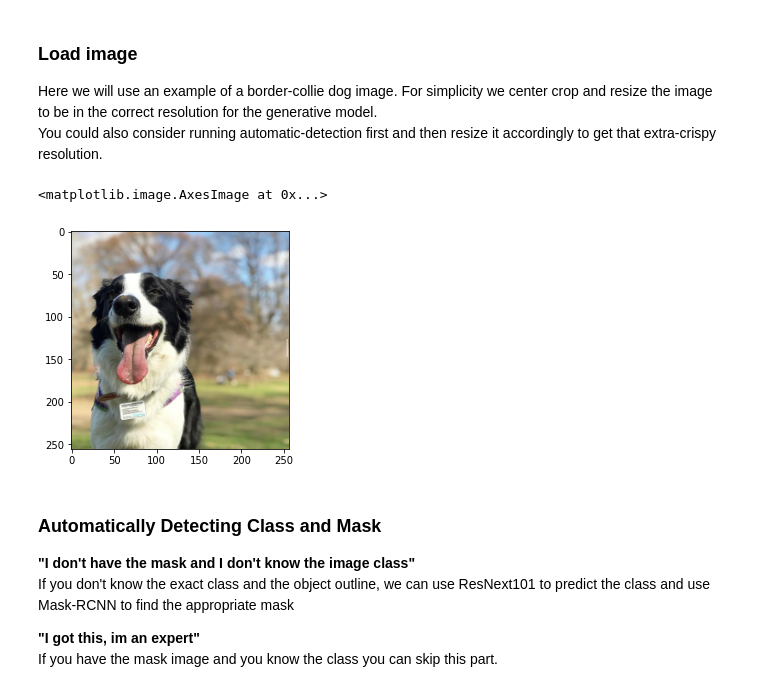
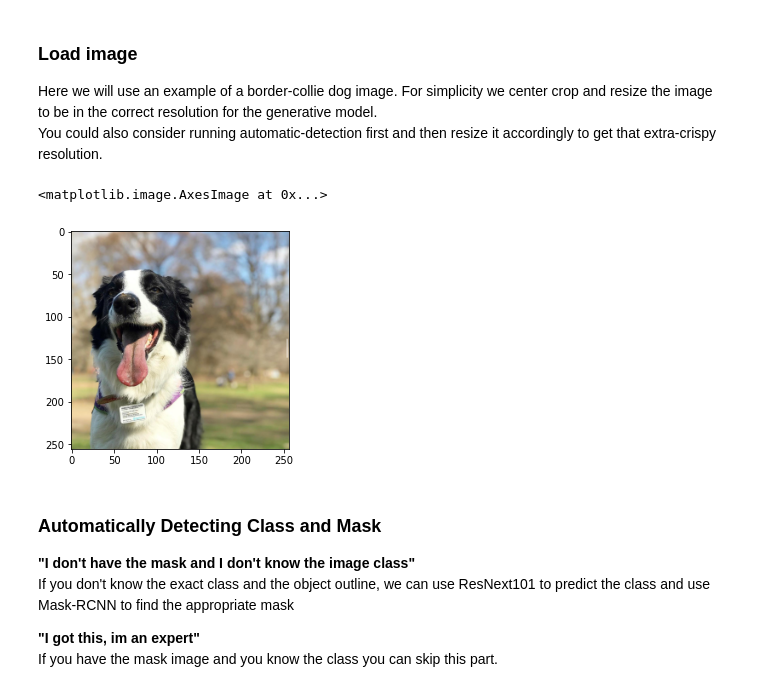
Before and after one commit to minyoungg/pix2latent, a Jupyter notebook: example.ipynb, the cells around one changed output. Saved outputs shown, nothing was run; the diff lists cells and outputs as text; code cells hidden in the pictures.

```diff
--- a/example.ipynb
+++ b/example.ipynb
@@ -22,13 +25,13 @@ Here we will use an example of a border-collie dog image. For simplicity we cent
 You could also consider running automatic-detection first and then resize it accordingly to get that extra-crispy resolution.
 # %%
 im = cv2.imread('./examples/very-cute-doggo.jpg')[:, :, [2, 1, 0]]
-im = cv2.resize(im, (256, 256), interpolation=cv2.INTER_AREA)
+im = smart_resize(center_crop(im))
 
 plt.figure()
 plt.imshow(im)
 # %% [output]
 <matplotlib.image.AxesImage at 0x...>
-[figure, old version]
+[figure, new version]
 # %% [markdown]
 ### Automatically Detecting Class and Mask
 <b>"I don't have the mask and I don't know the image class"</b>
```
Also changed, not shown: parts of 13 cells of this notebook, 8 other files.
